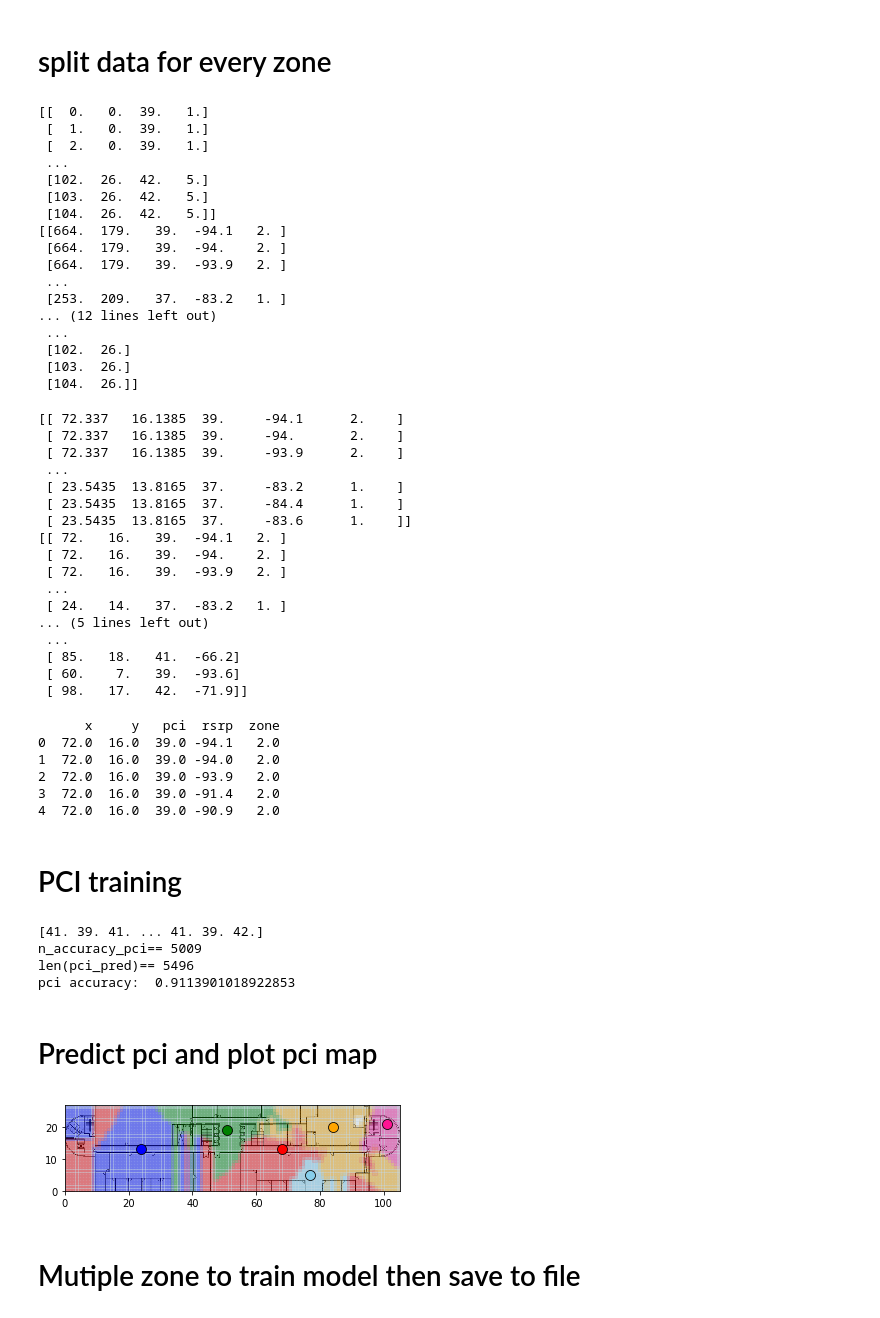
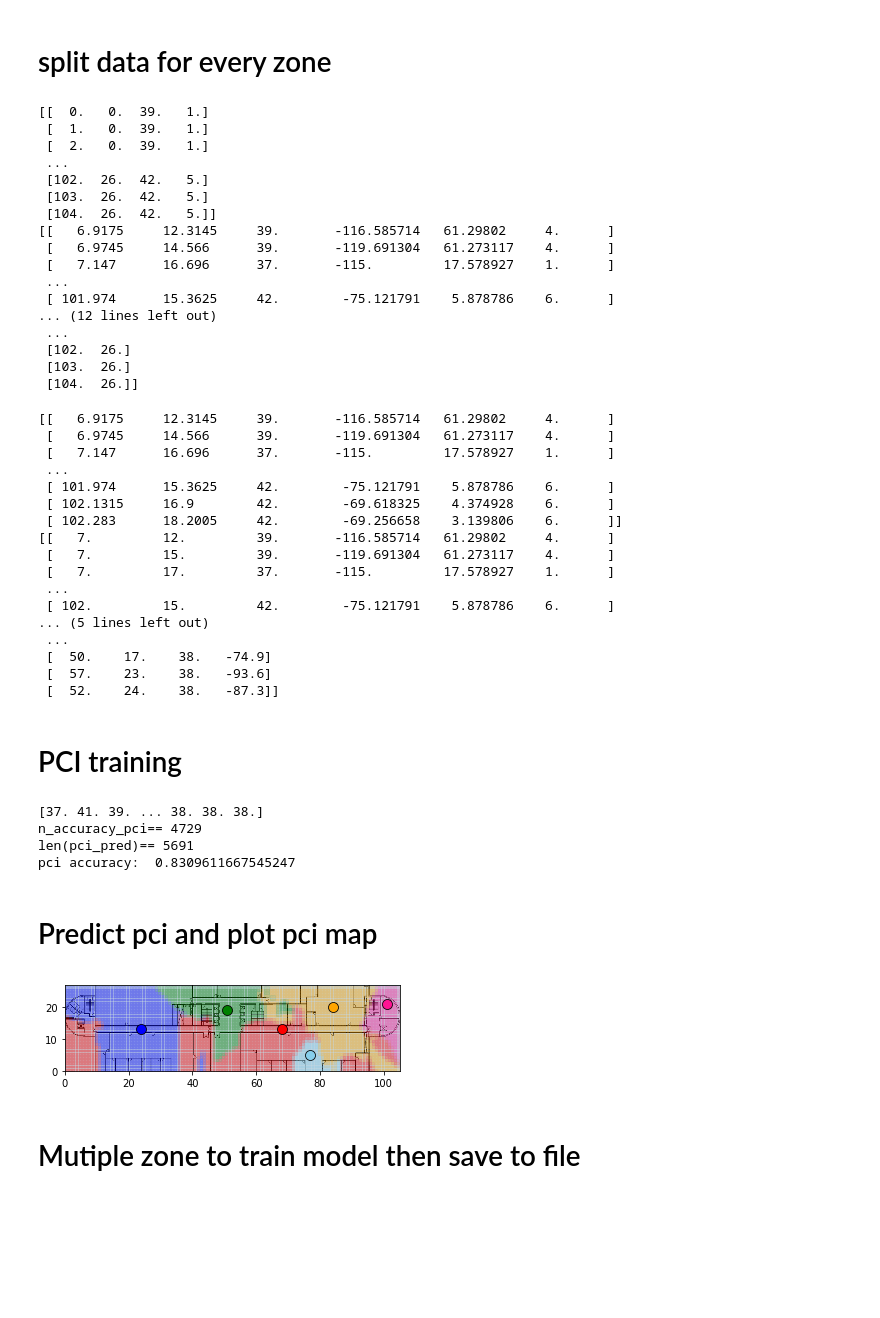
Before and after one commit to KJtiming/RadioMap, a Jupyter notebook: data_zone.ipynb, the cells around one changed output. Cells and saved outputs as stored; diff of their text form; code cells hidden in the pictures; blank space fills up the shorter version.

```diff
--- a/data_zone.ipynb
+++ b/data_zone.ipynb
@@ -48,11 +51,11 @@ from keras.utils import np_utils
 import config
 import pandas as pd
 # %%
-#read the zone in every points on field
+#read the zone in every points on field(need to change below because pci need to be predict result and add zone)
 pci_result_zone = np.genfromtxt('pci_result_zone.csv', delimiter=',')
 print (pci_result_zone)
 #read the raw data
-train_part_test = np.genfromtxt('set3_mod_part.csv', delimiter=',')
+train_part_test = np.genfromtxt('set3_part_train.csv', delimiter=',')
 pixel_pos = np.genfromtxt('pixel_pos.csv', delimiter=',')
 data_test = np.genfromtxt('rem_test.csv', delimiter=',')
 print (train_part_test)
@@ -66,11 +69,11 @@ print (pixel_pos[1:,:])
  [102.  26.  42.   5.]
  [103.  26.  42.   5.]
  [104.  26.  42.   5.]]
-[[664.  179.   39.  -94.1   2. ]
- [664.  179.   39.  -94.    2. ]
- [664.  179.   39.  -93.9   2. ]
+[[   6.9175     12.3145     39.       -116.585714   61.29802     4.      ]
+ [   6.9745     14.566      39.       -119.691304   61.273117    4.      ]
+ [   7.147      16.696      37.       -115.         17.578927    1.      ]
  ...
- [253.  209.   37.  -83.2   1. ]
+ [ 101.974      15.3625     42.        -75.121791    5.878786    6.      ]
 ... (12 lines left out)
  ...
  [102.  26.]
@@ -98,5 +120,5 @@ def convert_location_data(x, y) :
 # %%
-train_part_test[:,0],train_part_test[:,1] = convert_location_data(train_part_test[:,0],train_part_test[:,1])
+train_part_test[:,0],train_part_test[:,1] = convert_location_data_temp(train_part_test[:,0],train_part_test[:,1])
 print (train_part_test)
 train_part_test[:,0] = np.around(train_part_test[:,0])
 train_part_test[:,1] = np.around(train_part_test[:,1])
@@ -105,33 +127,23 @@ data_test[:,1] = np.around(data_test[:,1])
 print (train_part_test)
 print (data_test)
 # %% [output]
-[[ 72.337   16.1385  39.     -94.1      2.    ]
- [ 72.337   16.1385  39.     -94.       2.    ]
- [ 72.337   16.1385  39.     -93.9      2.    ]
+[[   6.9175     12.3145     39.       -116.585714   61.29802     4.      ]
+ [   6.9745     14.566      39.       -119.691304   61.273117    4.      ]
+ [   7.147      16.696      37.       -115.         17.578927    1.      ]
  ...
- [ 23.5435  13.8165  37.     -83.2      1.    ]
- [ 23.5435  13.8165  37.     -84.4      1.    ]
- [ 23.5435  13.8165  37.     -83.6      1.    ]]
-[[ 72.   16.   39.  -94.1   2. ]
- [ 72.   16.   39.  -94.    2. ]
- [ 72.   16.   39.  -93.9   2. ]
+ [ 101.974      15.3625     42.        -75.121791    5.878786    6.      ]
+ [ 102.1315     16.9        42.        -69.618325    4.374928    6.      ]
+ [ 102.283      18.2005     42.        -69.256658    3.139806    6.      ]]
+[[   7.         12.         39.       -116.585714   61.29802     4.      ]
+ [   7.         15.         39.       -119.691304   61.273117    4.      ]
+ [   7.         17.         37.       -115.         17.578927    1.      ]
  ...
- [ 24.   14.   37.  -83.2   1. ]
+ [ 102.         15.         42.        -75.121791    5.878786    6.      ]
 ... (5 lines left out)
  ...
- [ 85.   18.   41.  -66.2]
- [ 60.    7.   39.  -93.6]
- [ 98.   17.   42.  -71.9]]
+ [  50.    17.    38.   -74.9]
+ [  57.    23.    38.   -93.6]
+ [  52.    24.    38.   -87.3]]
-# %%
-df = pd.DataFrame(train_part_test,columns=["x","y","pci","rsrp","zone"])
-print (df.head())
-# %% [output]
-      x     y   pci  rsrp  zone
-0  72.0  16.0  39.0 -94.1   2.0
-1  72.0  16.0  39.0 -94.0   2.0
-2  72.0  16.0  39.0 -93.9   2.0
-3  72.0  16.0  39.0 -91.4   2.0
-4  72.0  16.0  39.0 -90.9   2.0
 # %% [markdown]
 PCI training
 ===
@@ -150,10 +162,10 @@ print ("len(pci_pred)==",len(pci_pred))
 acc = n_accuracy/(len(pci_pred))
 print('pci accuracy: ',acc )
 # %% [output]
-[41. 39. 41. ... 41. 39. 42.]
-n_accuracy_pci== 5009
-len(pci_pred)== 5496
-pci accuracy:  0.9113901018922853
+[37. 41. 39. ... 38. 38. 38.]
+n_accuracy_pci== 4729
+len(pci_pred)== 5691
+pci accuracy:  0.8309611667545247
 # %% [markdown]
 Predict pci and plot pci map
 ===
@@ -161,21 +173,21 @@ Predict pci and plot pci map
 map_size = [105, 27]
 x_resolution = map_size[0]
 y_resolution = map_size[1]
-#output = modelClassifier.predict(pixel_pos[1:,:])
+output = modelClassifier.predict(pixel_pos[1:,:])
 #print(output)
-np.savetxt('output.csv', output, delimiter=',', fmt='%f')
+#np.savetxt('output.csv', output, delimiter=',', fmt='%f')
 pci = []
 pci_input =  [37, 38, 39, 40, 41, 42, 120, 151, 154, 1, 62]
 pci_config = np.array(pci_input)
-f = open('pci_result.csv', 'w') #write the pci result into file
+f = open('./result_pci/pci_result.csv', 'w') #write the pci result into file
 f.write('x,y,pci,\n')
 #z = np.reshape(output, (y_resolution, x_resolution))
 #z[:] = map(list,zip(*z[::-1]))
 #z = np.genfromtxt('z.csv', delimiter=',')
 #z_pred = np.hstack((xy, pci_map_pred))
-pci_pred = output.reshape(27,105)
+#pci_pred = output.reshape(27,105)
 z = np.reshape(output, (y_resolution, x_resolution))
-np.savetxt('z.csv', z, delimiter=',', fmt='%f')
+#np.savetxt('z.csv', z, delimiter=',', fmt='%f')
 for j in range(y_resolution):
         for i in range(x_resolution) :
             pci = z[j][i]
@@ -211,34 +223,34 @@ for j in range(y_resolution):
                 plt.plot(round(i), round(j), color='white', marker = 's', markersize=5, alpha=.1 )
             result = str(i) + ',' + str(j) + ',' + str(pci) +',' + '\n'
             f.write(result)  # python will convert \n to os.linesep
 
 f.close()  # you can omit in most cases as the destructor will call it
 img = plt.imread("./pic/51_5F-3.png")
 plt.imshow(img, zorder=0, extent=[0, map_size[0], 0, map_size[1]])
 x, y = convert_location_data (260,215) #37
 plt.plot(round(abs(x)), round(abs(y)), color='blue', marker = 'o', markersize=10, markeredgecolor = 'black', markeredgewidth = 0.8)
 
 #SC1 (199, 151)
 #x, y = convert_location_data (199, 868)
 x, y = convert_location_data (480, 158) #38
 plt.plot(round(abs(x)), round(abs(y)), color='green', marker = 'o', markersize=10, markeredgecolor = 'black', markeredgewidth = 0.8)
 
 x, y = convert_location_data (630, 210) #39
 plt.plot(round(abs(x)), round(abs(y)), color='red', marker = 'o', markersize=10, markeredgecolor = 'black', markeredgewidth = 0.8)
 #plt.plot(round(abs(x)), round(abs(y)), color='purple', marker = 'o', markersize=10, markeredgecolor = 'black', markeredgewidth = 0.8)
 
 x, y = convert_location_data (710, 275) #40
 plt.plot(round(abs(x)), round(abs(y)), color='skyblue', marker = 'o', markersize=10, markeredgecolor = 'black', markeredgewidth = 0.8)
 
 x, y = convert_location_data (765, 145) #41
 plt.plot(round(abs(x)), round(abs(y)), color='orange', marker = 'o', markersize=10, markeredgecolor = 'black', markeredgewidth = 0.8)
 #plt.plot(round(abs(x)), round(abs(y)), color='red', marker = 'o', markersize=10, markeredgecolor = 'black', markeredgewidth = 0.8)
 
 x, y = convert_location_data (908, 130) #42
 plt.plot(round(abs(x)), round(abs(y)), color='deeppink', marker = 'o', markersize=10, markeredgecolor = 'black', markeredgewidth = 0.8)
 plt.savefig('test', dpi=200)
 # %% [output]
-[figure, old version]
+[figure, new version]
 # %% [markdown]
 Mutiple zone to train model then save to file
 ===
```
Also changed, not shown: parts of 7 cells of this notebook, 6 other files.
